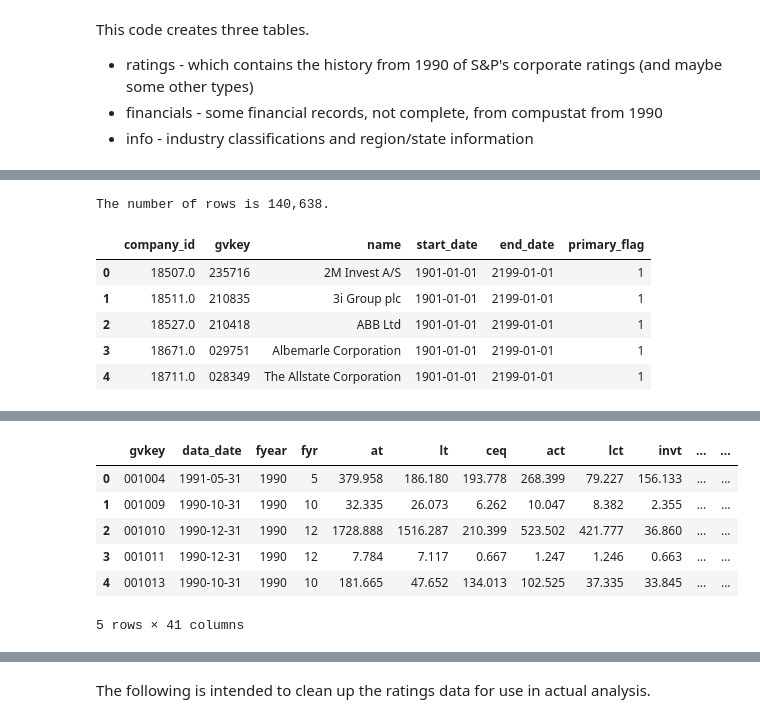
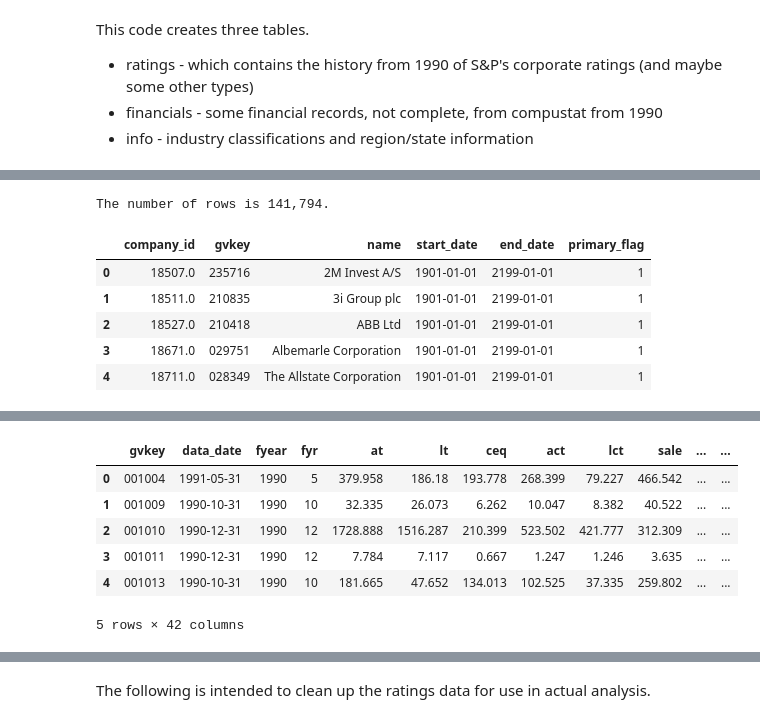
Before and after one commit to ghstmann/ESS, a Jupyter notebook: wrds data download.ipynb, the cells around one changed output, grey strips where cells are left out. Cells and saved outputs as stored; diff of their text form; code cells hidden in the pictures.

```diff
--- a/wrds data download.ipynb
+++ b/wrds data download.ipynb
@@ -35,15 +42,15 @@ if overwrite:
     gvkey.loc[gvkey.start_date.isna(), 'start_date'] = pd.Timestamp(1901, 1, 1)
     gvkey.loc[gvkey.end_date.isna(), 'end_date'] = pd.Timestamp(2199, 1, 1)
 
-    gvkey.to_parquet('/Users/ghost/Desktop/Credit/data/gvkeys.parquet')
+    gvkey.to_parquet(data_path /'gvkeys.parquet')
 else:
     print('\nPulling local data.')
-    gvkey = pd.read_parquet('/Users/ghost/Desktop/Credit/data/gvkeys.parquet')
+    gvkey = pd.read_parquet(data_path /'gvkeys.parquet')
 
 print(f'\nThe number of rows is {len(gvkey):,}.\n')
 gvkey.head()
 # %% [output]
-The number of rows is 140,638.
+The number of rows is 141,794.
 |  | company_id | gvkey | name | start_date | end_date | primary_flag |
 | 0 | 18507.0 | 235716 | 2M Invest A/S | 1901-01-01 | 2199-01-01 | 1 |
 | 1 | 18511.0 | 210835 | 3i Group plc | 1901-01-01 | 2199-01-01 | 1 |
@@ -67,6 +74,8 @@ if overwrite:
         ceq,               -- Common Equity
         act,               -- Current Assets
         lct,               -- Current Liabilities
+        sale,              -- Sales
+        revt,              -- Total Revenues
         invt,              -- Inventories
         rect,              -- Accounts Receivable
         ap,                -- Accounts Payable
@@ -81,7 +90,6 @@ if overwrite:
         oibdp,             -- Operating Income Before Depreciation
         ebit,              -- Earnings Before Interest and Taxes
         ebitda,            -- Earnings Before Interest, Taxes, Depreciation, and Amortization
-        sale,              -- Sales/Revenue
         cogs,              -- Cost of Goods Sold
         ni,                -- Net Income
         oancf,             -- Operating Cash Flow
@@ -113,10 +121,10 @@ if overwrite:
     financials = conn.raw_sql(sql_financials)
     financials.datadate = pd.to_datetime(financials.datadate)
     financials = financials.rename({'datadate':'data_date'}, axis = 1)
-    financials.to_parquet('/Users/ghost/Desktop/Credit/data/compustat financials.parquet')
+    financials.to_parquet(data_path / 'compustat financials.parquet')
 else:
     print('\nPulling local data.')
-    financials = pd.read_parquet('/Users/ghost/Desktop/Credit/data/compustat financials.parquet')
+    financials = pd.read_parquet(data_path / 'compustat financials.parquet')
 
 print(f'\nThe number of rows is {len(financials):,}.')
 print(f'The final date is {financials.data_date.max()}.\n')
@@ -127,10 +135,10 @@ The final date is 2025-12-31 00:00:00.
-|  | gvkey | data_date | fyear | fyr | at | lt | ceq | act | lct | invt | ... | ... |
-| 0 | 001004 | 1991-05-31 | 1990 | 5 | 379.958 | 186.180 | 193.778 | 268.399 | 79.227 | 156.133 | ... | ... |
-| 1 | 001009 | 1990-10-31 | 1990 | 10 | 32.335 | 26.073 | 6.262 | 10.047 | 8.382 | 2.355 | ... | ... |
-| 2 | 001010 | 1990-12-31 | 1990 | 12 | 1728.888 | 1516.287 | 210.399 | 523.502 | 421.777 | 36.860 | ... | ... |
-| 3 | 001011 | 1990-12-31 | 1990 | 12 | 7.784 | 7.117 | 0.667 | 1.247 | 1.246 | 0.663 | ... | ... |
-| 4 | 001013 | 1990-10-31 | 1990 | 10 | 181.665 | 47.652 | 134.013 | 102.525 | 37.335 | 33.845 | ... | ... |
+|  | gvkey | data_date | fyear | fyr | at | lt | ceq | act | lct | sale | ... | ... |
+| 0 | 001004 | 1991-05-31 | 1990 | 5 | 379.958 | 186.18 | 193.778 | 268.399 | 79.227 | 466.542 | ... | ... |
+| 1 | 001009 | 1990-10-31 | 1990 | 10 | 32.335 | 26.073 | 6.262 | 10.047 | 8.382 | 40.522 | ... | ... |
+| 2 | 001010 | 1990-12-31 | 1990 | 12 | 1728.888 | 1516.287 | 210.399 | 523.502 | 421.777 | 312.309 | ... | ... |
+| 3 | 001011 | 1990-12-31 | 1990 | 12 | 7.784 | 7.117 | 0.667 | 1.247 | 1.246 | 3.635 | ... | ... |
+| 4 | 001013 | 1990-10-31 | 1990 | 10 | 181.665 | 47.652 | 134.013 | 102.525 | 37.335 | 259.802 | ... | ... |
-5 rows × 41 columns
+5 rows × 42 columns
 # %%
 # this is where we get information on industry and region
 
```
Also changed, not shown: parts of 8 cells of this notebook.
